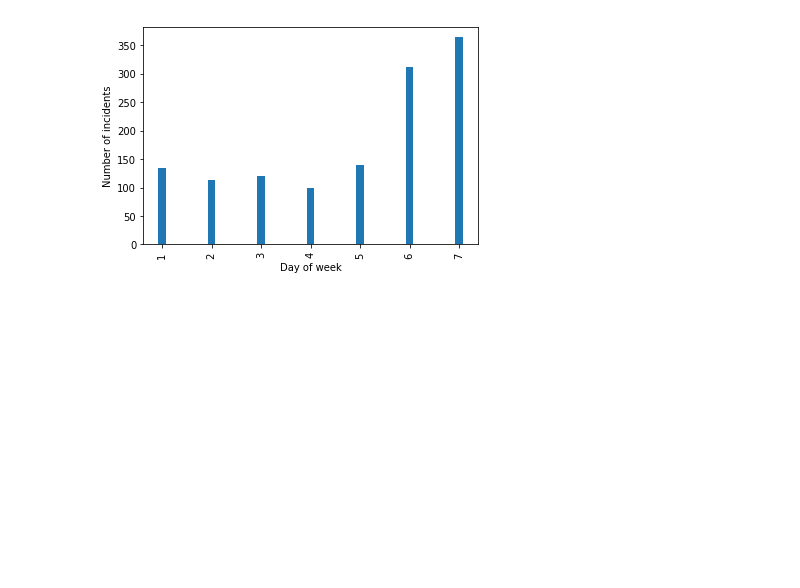
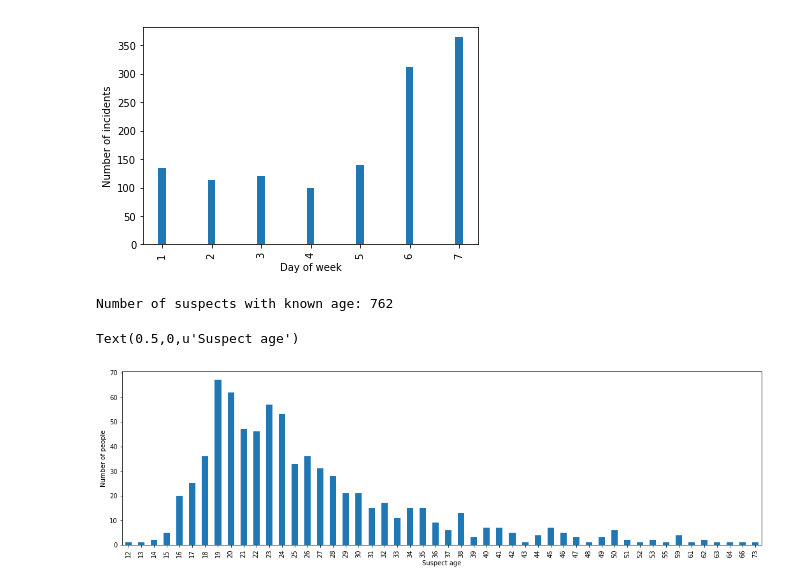
Before and after one commit to BlueEyedHush/us-mass-shootings, a Jupyter notebook: gva-analysis/Gun Violence Archive analysis.ipynb, the cells around one changed output. Saved outputs shown, nothing was run; the diff lists cells and outputs as text; code cells hidden in the pictures; blank space fills up the shorter version.

Commit message:
Add suspect age analysis.

```diff
--- a/gva-analysis/Gun Violence Archive analysis.ipynb
+++ b/gva-analysis/Gun Violence Archive analysis.ipynb
@@ -230,3 +230,23 @@ plt.ylabel('Number of incidents')
 plt.show()
 # %% [output]
 [figure]
+# %%
+suspects = []
+
+for participants in json.participants:
+    for participant in participants:
+        if participant['type'] == 'Subject-Suspect':
+            suspects.append(participant)
+ages = map(lambda x: x['age'], suspects)
+ages = filter(lambda x: x != None, ages)
+print("Number of suspects with known age: " + str(len(ages)))
+
+agesDataFrame = pd.DataFrame(ages, columns=['age'])
+agesDataFrame.age.value_counts()
+plot = agesDataFrame.age.value_counts().sort_index().plot.bar(figsize=(18,5))
+plot.set_ylabel('Number of people')
+plot.set_xlabel('Suspect age')
+# %% [output]
+Number of suspects with known age: 762
+Text(0.5,0,u'Suspect age')
+[figure, added]
```
